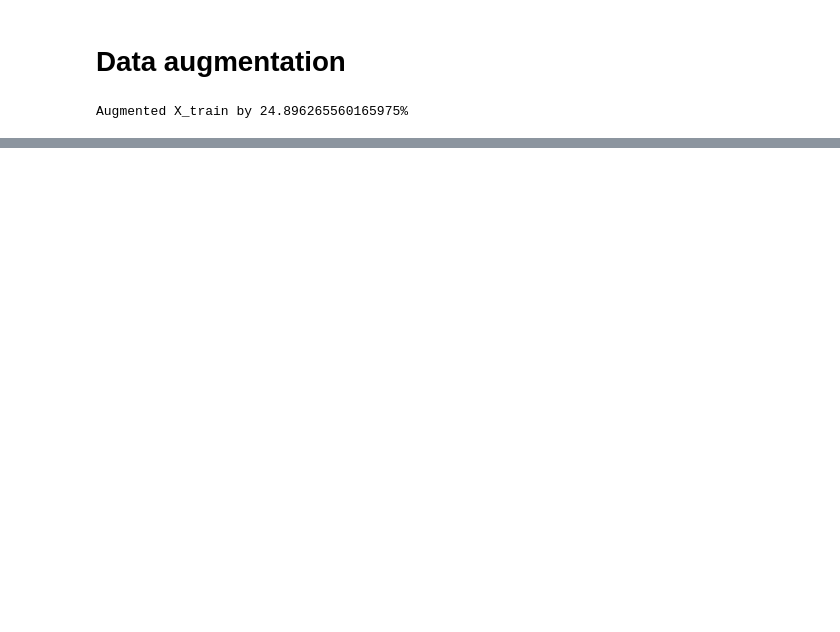
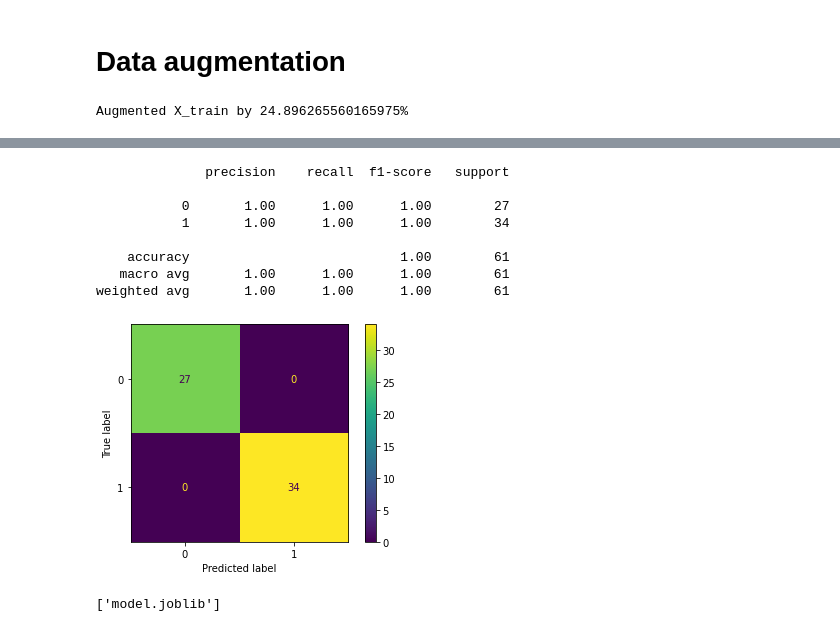
Before and after one commit to ITheophile/Heart_attack, a Jupyter notebook: exploration.ipynb, the cells around one changed output, grey strips where cells are left out. Drawn from its saved outputs; the diff is of its cells as text; code cells hidden in the pictures; blank space fills up the shorter version.

```diff
--- a/exploration.ipynb
+++ b/exploration.ipynb
@@ -223,0 +248,23 @@ Learning rate set to 0.00617
+# %%
+
+final_model = tree_classifiers_pipe_aug['Extra Trees']
+final_model.fit(X_train_aug,y_train_aug)
+
+pred_final = final_model.predict(X_test)
+# print(classification_report(y_test, pred_final))
+plot_confusion_matrix(final_model, X_test, y_test);
+# %% [output]
+              precision    recall  f1-score   support
+
+           0       1.00      1.00      1.00        27
+           1       1.00      1.00      1.00        34
+
+    accuracy                           1.00        61
+   macro avg       1.00      1.00      1.00        61
+weighted avg       1.00      1.00      1.00        61
+[figure, added]
+# %%
+# Saving model
+joblib.dump(final_model, 'model.joblib')
+# %% [output]
+['model.joblib']
```
Also changed, not shown: parts of 14 cells of this notebook, 2 other files.
